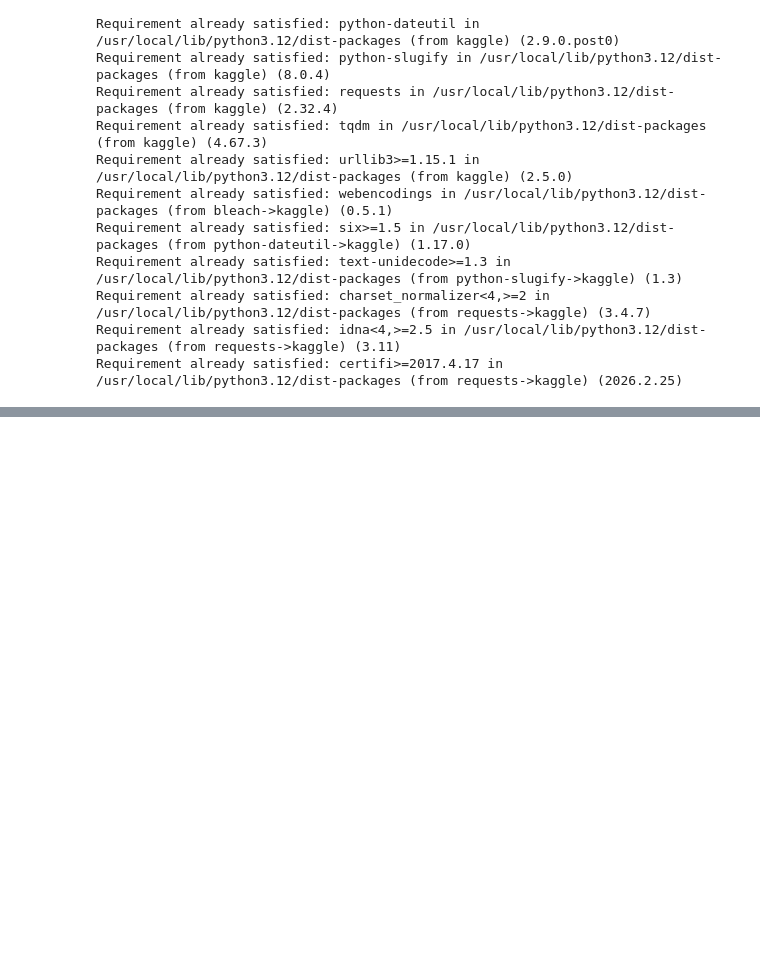
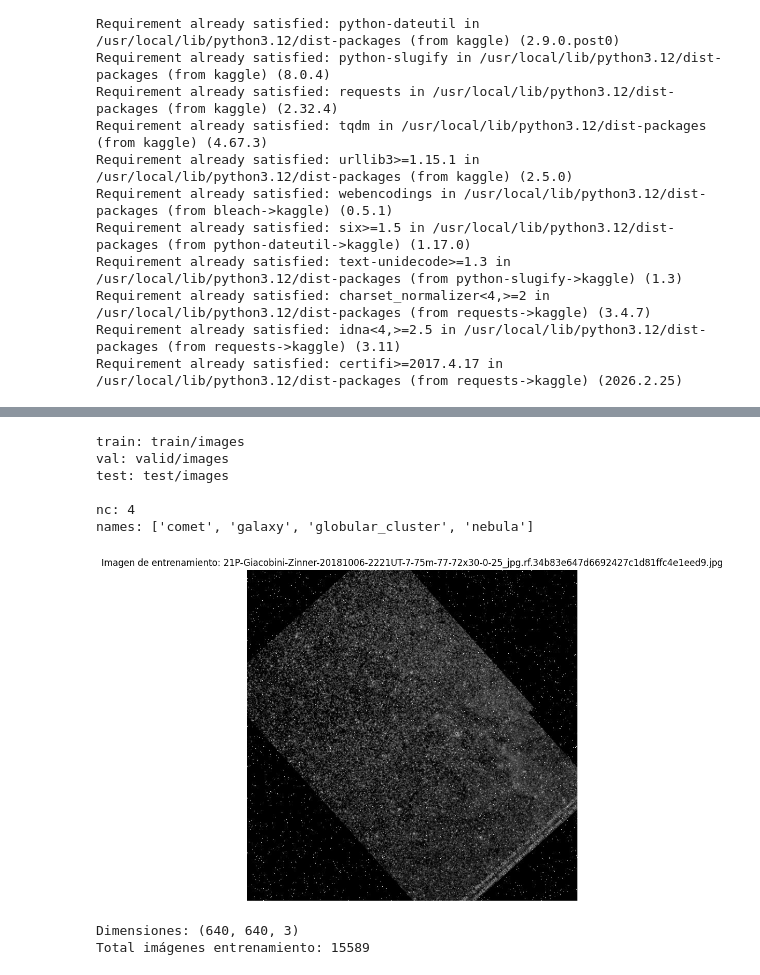
Before and after one commit to dyessi7/CAELESTIS, a Jupyter notebook: note1.ipynb, the cells around one changed output, grey strips where cells are left out. Drawn from its saved outputs; the diff is of its cells as text; code cells hidden in the pictures; blank space fills up the shorter version.

```diff
--- a/note1.ipynb
+++ b/note1.ipynb
@@ -62,0 +131,34 @@ os.makedirs('/root/.kaggle', exist_ok=True)
+# %%
+with open('/content/cosmica/yolov11_balanced/dataset.yaml', 'r') as f:
+    print(f.read())
+# %% [output]
+train: train/images
+val: valid/images
+test: test/images
+
+nc: 4
+names: ['comet', 'galaxy', 'globular_cluster', 'nebula']
+# %%
+# Visualizamos una imagen del dataset con sus anotaciones
+# Para entender cómo lucen los datos antes de entrenar
+import matplotlib.pyplot as plt
+import matplotlib.image as mpimg
+import os
+
+# Tomamos la primera imagen del conjunto de entrenamiento
+train_images = os.listdir('/content/cosmica/yolov11_balanced/train/images')
+img_path = f'/content/cosmica/yolov11_balanced/train/images/{train_images[0]}'
+
+img = mpimg.imread(img_path)
+plt.figure(figsize=(10, 8))
+plt.imshow(img)
+plt.title(f'Imagen de entrenamiento: {train_images[0]}')
+plt.axis('off')
+plt.show()
+
+print(f"Dimensiones: {img.shape}")
+print(f"Total imágenes entrenamiento: {len(train_images)}")
+# %% [output]
+[figure, added]
+Dimensiones: (640, 640, 3)
+Total imágenes entrenamiento: 15589
```
Also changed, not shown: parts of 4 cells of this notebook.
